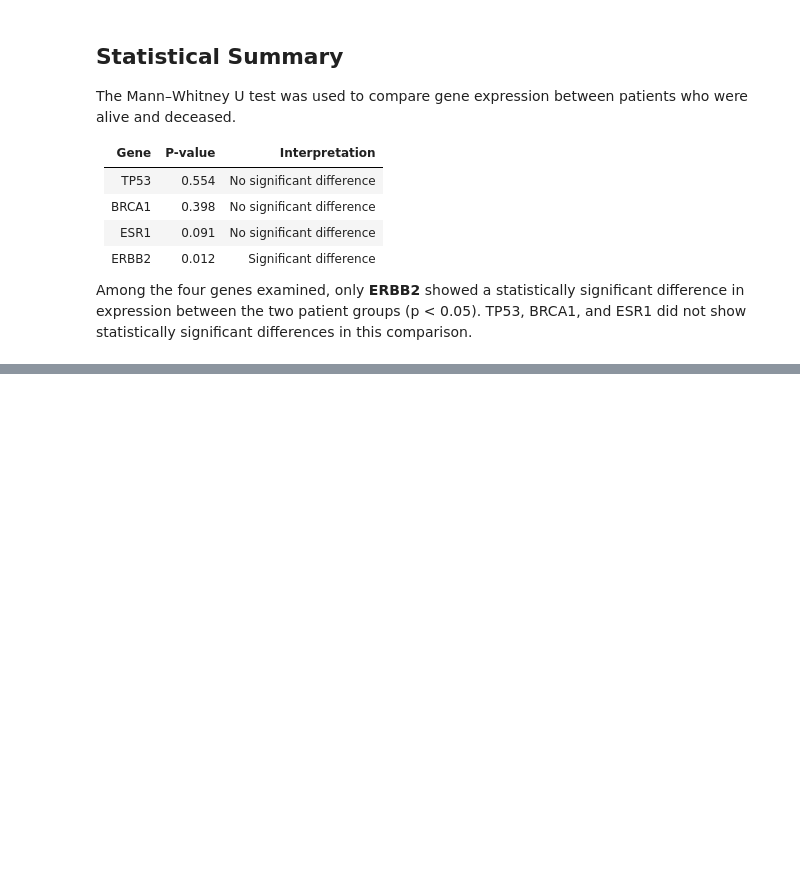
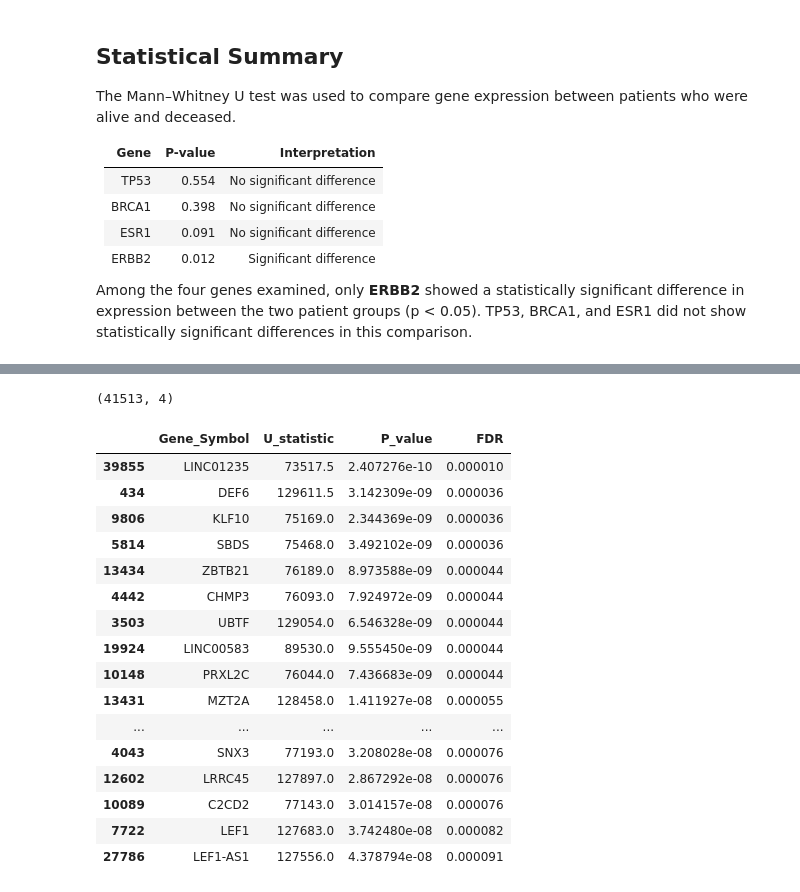
Before and after one commit to palrabheru/tcga-biomarker-discovery, a Jupyter notebook: notebooks/biomarker_analysis.ipynb, the cells around one changed output, grey strips where cells are left out. Cells and saved outputs as stored; diff of their text form; code cells hidden in the pictures; blank space fills up the shorter version.

```diff
--- a/notebooks/biomarker_analysis.ipynb
+++ b/notebooks/biomarker_analysis.ipynb
@@ -851,0 +982,33 @@ Among the four genes examined, only **ERBB2** showed a statistically significant
+# %%
+results_df = results_df.dropna(subset=["P_value"]).copy()
+
+print(results_df.shape)
+# %% [output]
+(41513, 4)
+# %%
+results_df["FDR"] = multipletests(
+    results_df["P_value"],
+    method="fdr_bh"
+)[1]
+# %%
+results_df = results_df.sort_values("FDR")
+
+results_df.head(20)
+# %% [output]
+|  | Gene_Symbol | U_statistic | P_value | FDR |
+| 39855 | LINC01235 | 73517.5 | 2.407276e-10 | 0.000010 |
+| 434 | DEF6 | 129611.5 | 3.142309e-09 | 0.000036 |
+| 9806 | KLF10 | 75169.0 | 2.344369e-09 | 0.000036 |
+| 5814 | SBDS | 75468.0 | 3.492102e-09 | 0.000036 |
+| 13434 | ZBTB21 | 76189.0 | 8.973588e-09 | 0.000044 |
+| 4442 | CHMP3 | 76093.0 | 7.924972e-09 | 0.000044 |
+| 3503 | UBTF | 129054.0 | 6.546328e-09 | 0.000044 |
+| 19924 | LINC00583 | 89530.0 | 9.555450e-09 | 0.000044 |
+| 10148 | PRXL2C | 76044.0 | 7.436683e-09 | 0.000044 |
+| 13431 | MZT2A | 128458.0 | 1.411927e-08 | 0.000055 |
+| ... | ... | ... | ... | ... |
+| 4043 | SNX3 | 77193.0 | 3.208028e-08 | 0.000076 |
+| 12602 | LRRC45 | 127897.0 | 2.867292e-08 | 0.000076 |
+| 10089 | C2CD2 | 77143.0 | 3.014157e-08 | 0.000076 |
+| 7722 | LEF1 | 127683.0 | 3.742480e-08 | 0.000082 |
+| 27786 | LEF1-AS1 | 127556.0 | 4.378794e-08 | 0.000091 |
```
Also changed, not shown: parts of 10 cells of this notebook, 1 other file.
